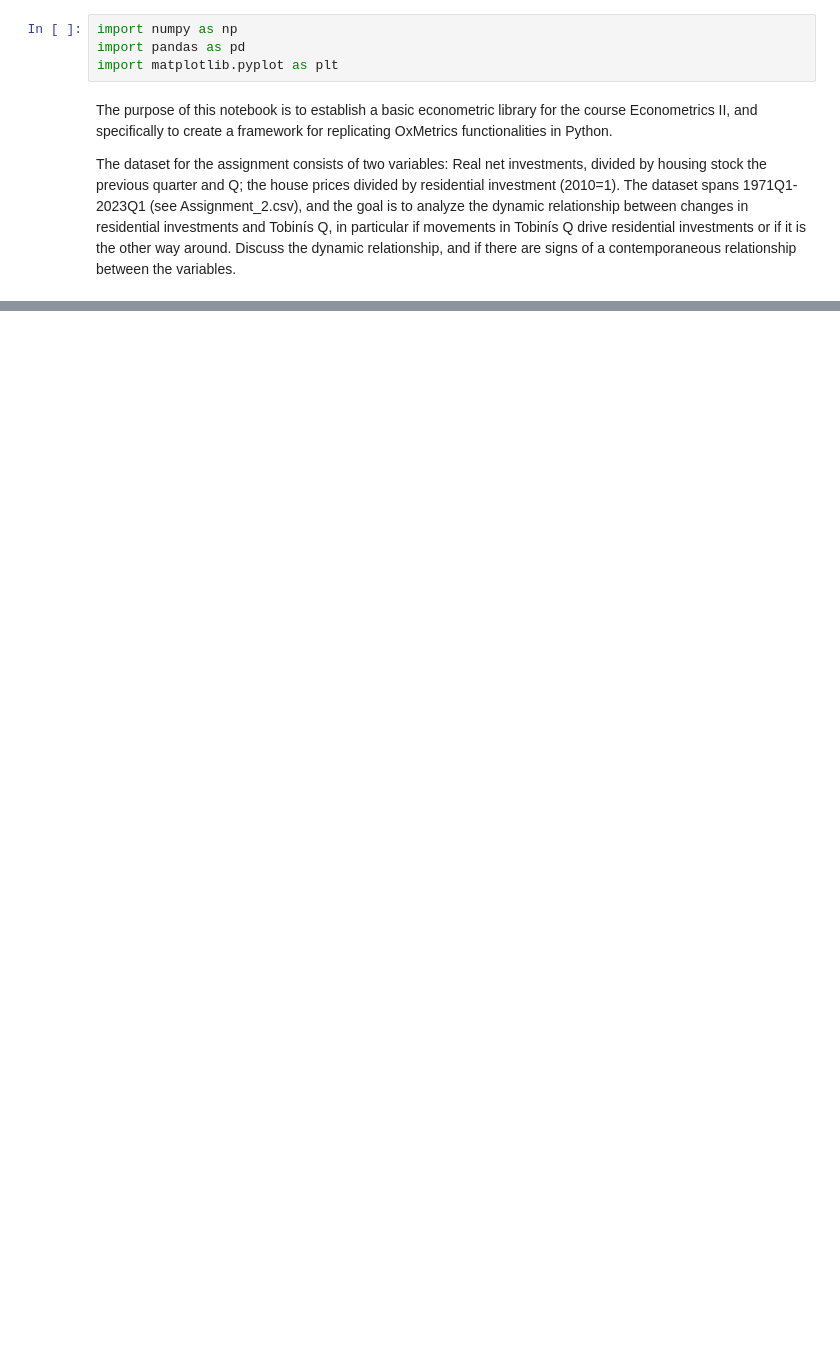
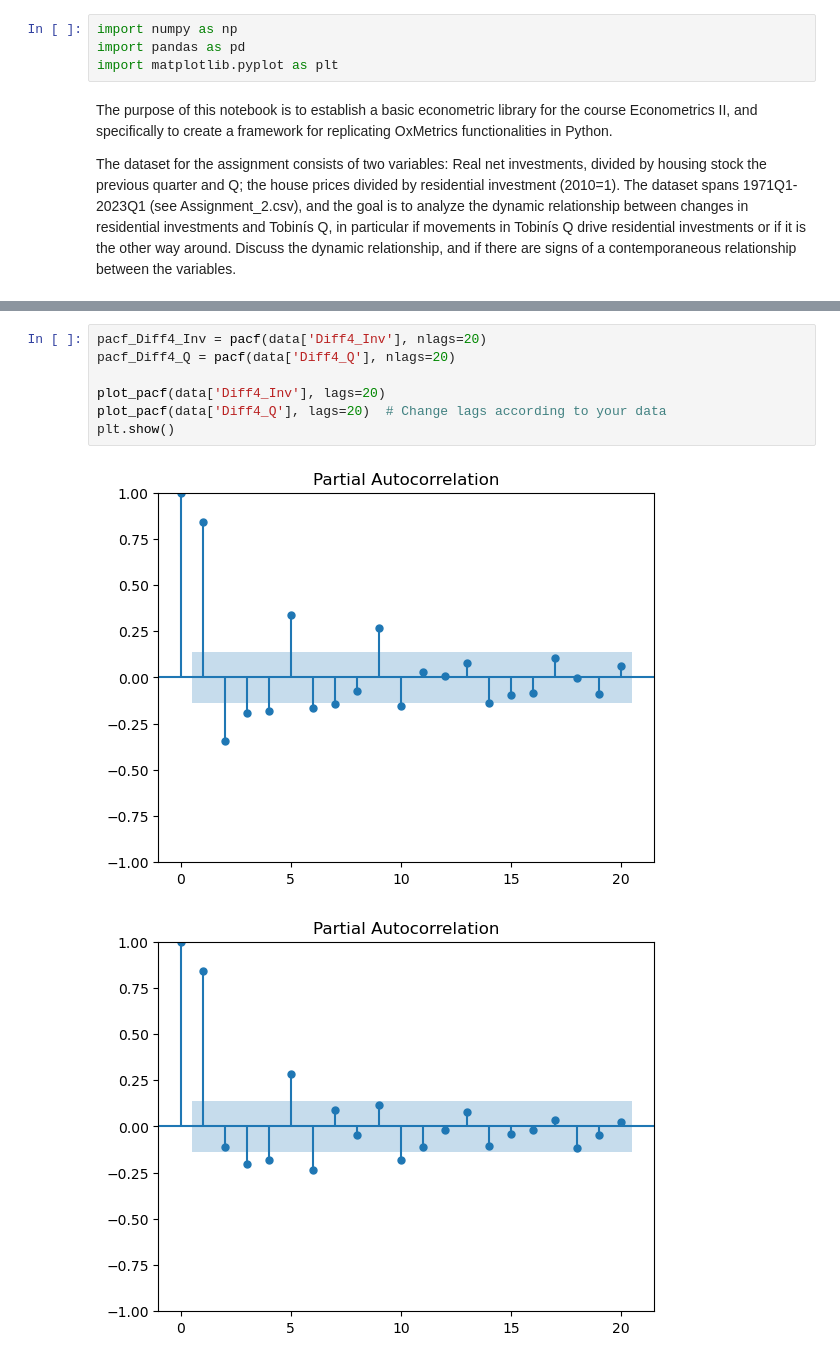
Before and after one commit to VictorFRasmussen/Heston-model, a Jupyter notebook: EconometricsII_assignment2.ipynb, the cells around one changed output, grey strips where cells are left out. Saved outputs shown, nothing was run; the diff lists cells and outputs as text; blank space fills up the shorter version.

```diff
--- a/EconometricsII_assignment2.ipynb
+++ b/EconometricsII_assignment2.ipynb
@@ -14,0 +116,10 @@ EmptyDataError: No columns to parse from file
+# %%
+pacf_Diff4_Inv = pacf(data['Diff4_Inv'], nlags=20)
+pacf_Diff4_Q = pacf(data['Diff4_Q'], nlags=20)
+
+plot_pacf(data['Diff4_Inv'], lags=20)
+plot_pacf(data['Diff4_Q'], lags=20)  # Change lags according to your data
+plt.show()
+# %% [output]
+[figure, added]
+[figure, added]
```
Also changed, not shown: parts of 12 cells of this notebook.
